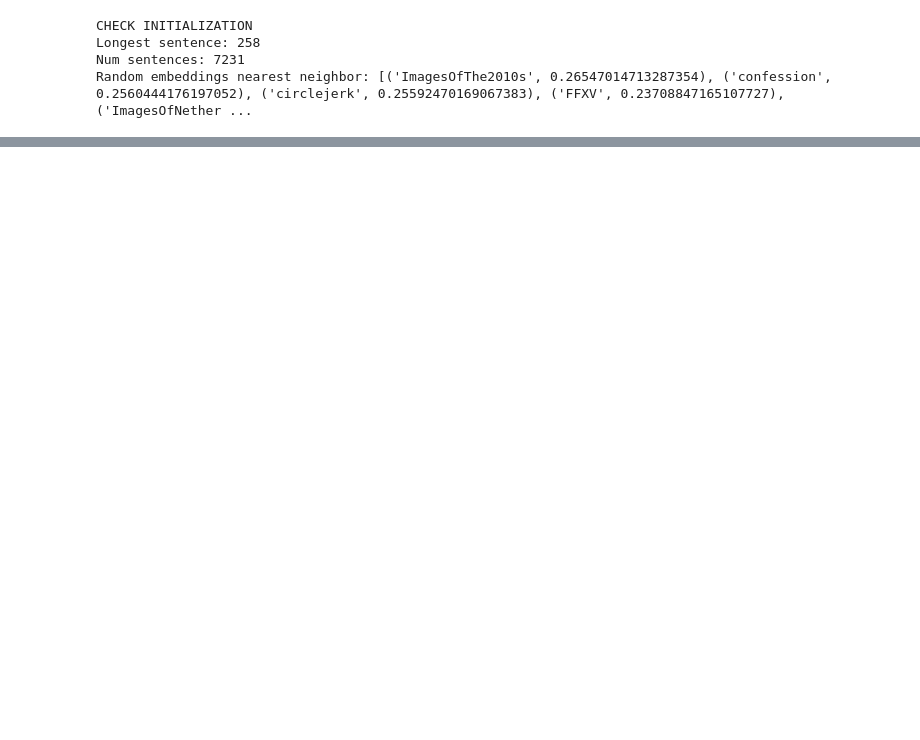
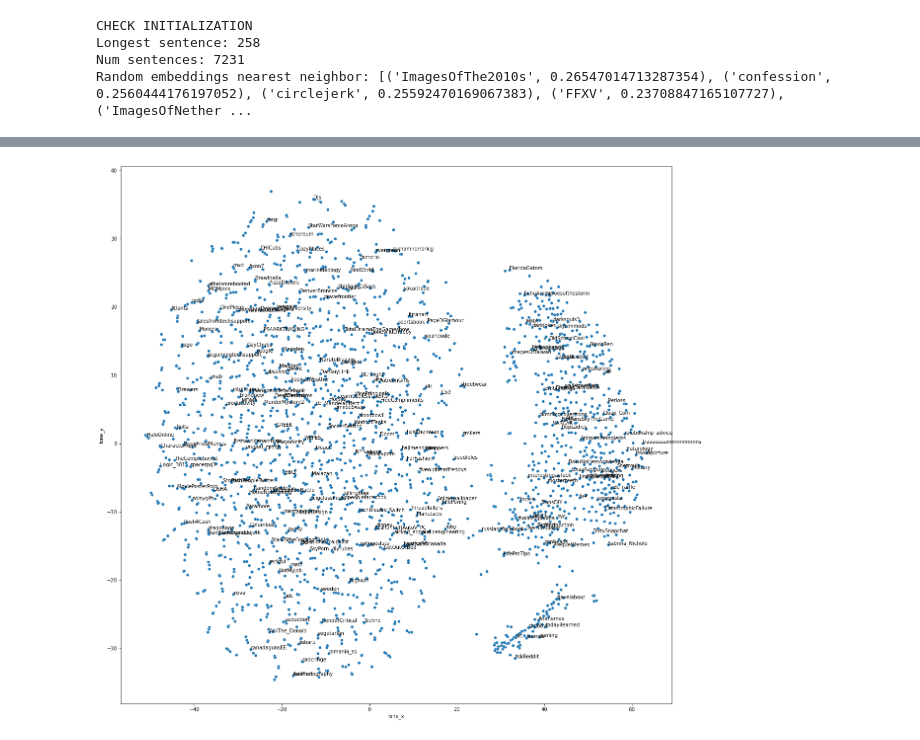
Before and after one commit to UMassCDS/IHOP-Reddit, a Jupyter notebook: notebooks/community2vec.ipynb, the cells around one changed output, grey strips where cells are left out. Cells and saved outputs as stored; diff of their text form; code cells hidden in the pictures; blank space fills up the shorter version.

Commit message:
Community 2 vec clusterings

```diff
--- a/notebooks/community2vec.ipynb
+++ b/notebooks/community2vec.ipynb
@@ -26,5 +25,10 @@ Spark configuration:
+# %%
+dataroot = "../data/community2vec/RC_2021-06"
+subreddit_counts_csv = os.path.join(dataroot, "subreddit_counts.csv")
+user_context_path = os.path.join(dataroot, "user_contexts")
+vector_save_path = os.path.join(dataroot, "01112022_c2v_vectors")
 # %%
-vocab = ihop.community2vec.get_vocabulary("../data/community2vec/sample_data/subreddit_counts.csv")
+vocab = ihop.community2vec.get_vocabulary(subreddit_counts_csv)
 print("VOCAB SIZE:", len(vocab))
 print("VOCAB SNIPPET:")
 for i, (k,v) in enumerate(vocab.items()):
@@ -52,5 +58,5 @@ TOTAL COMMENT COUNT: 10000
 # %%
 from ihop.community2vec import GensimCommunity2Vec
 
-myc2v = GensimCommunity2Vec.init_with_spark(spark, vocab, "../data/community2vec/sample_data/user_contexts/part-00000-0ad8096e-a7b4-4941-8946-0a8c7cb8108d-c000.csv.bz2")
+myc2v = GensimCommunity2Vec.init_with_spark(spark, vocab, user_context_path, epochs=10, alpha=0.05)
 # %% [output]
@@ -128,0 +134,3 @@ myc2v.w2v_model.wv.most_similar("news", topn=10)
+# %%
+tsne_df, tsne_proj = myc2v.get_tsne_dataframe()
+tsne_df.head()
@@ -128,0 +144,9 @@ myc2v.w2v_model.wv.most_similar("news", topn=10)
+# %%
+# Label subset in visualization so it's actually readable
+plt.figure(figsize=(20,20))
+ax = sns.scatterplot(data=tsne_df, x="tsne_x", y="tsne_y")
+for i, subreddit in enumerate(myc2v.get_index_to_key()):
+    if i%10==0:
+        ax.text(tsne_proj[i][0], tsne_proj[i][1], subreddit)
+# %% [output]
+[figure, added]
```
Also changed, not shown: parts of 32 cells of this notebook, 6 other files.
